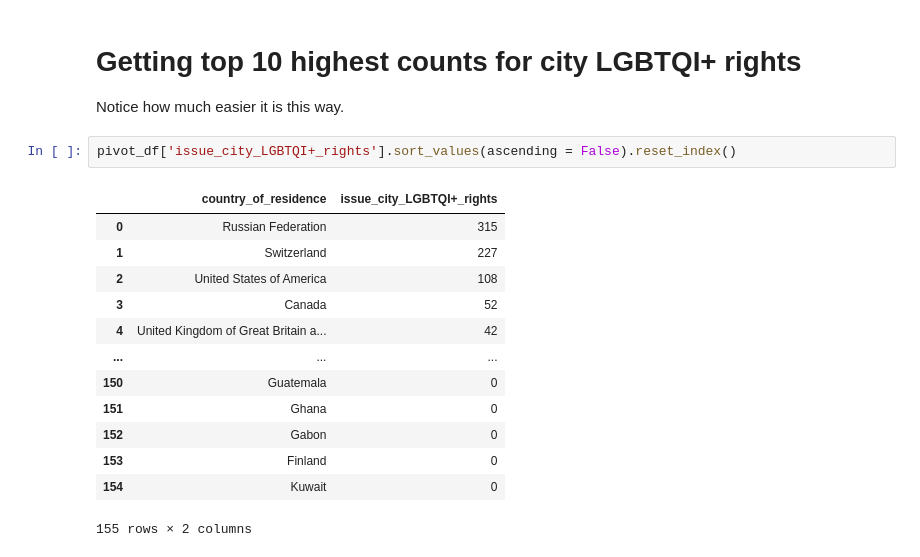
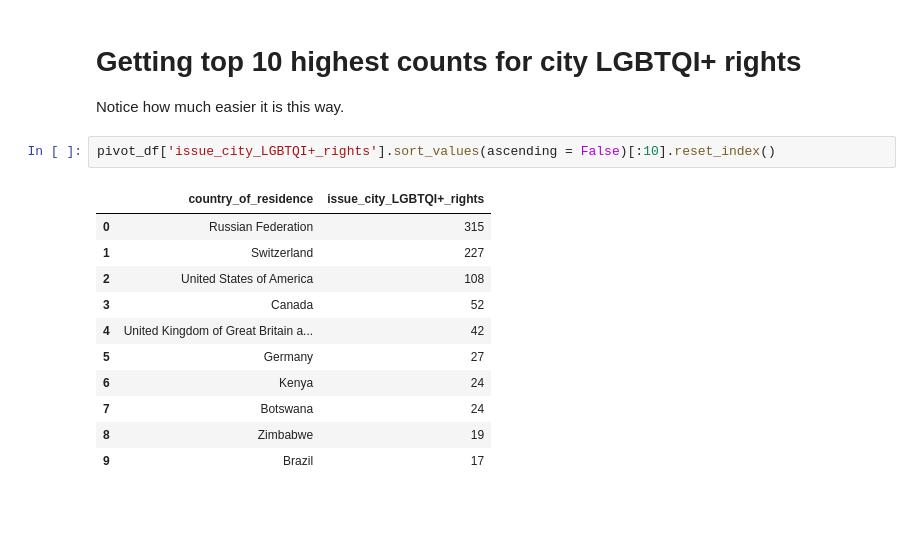
Before and after one commit to Vincent-Kwan/Datathon_WomensMarch, a Jupyter notebook: for_chaw_vivian_tu.ipynb, the cells around one changed output. Cells and saved outputs as stored; diff of their text form; blank space fills up the shorter version.

```diff
--- a/for_chaw_vivian_tu.ipynb
+++ b/for_chaw_vivian_tu.ipynb
@@ -168,18 +168,16 @@ pivot_df = df_long.pivot_table(index='country_of_residence', columns='issue', va
 # Getting top 10 highest counts for city LGBTQI+ rights
 Notice how much easier it is this way.
 # %%
-pivot_df['issue_city_LGBTQI+_rights'].sort_values(ascending = False).reset_index()
+pivot_df['issue_city_LGBTQI+_rights'].sort_values(ascending = False)[:10].reset_index()
 # %% [output]
 |  | country_of_residence | issue_city_LGBTQI+_rights |
 | 0 | Russian Federation | 315 |
 | 1 | Switzerland | 227 |
 | 2 | United States of America | 108 |
 | 3 | Canada | 52 |
 | 4 | United Kingdom of Great Britain a... | 42 |
-| ... | ... | ... |
-| 150 | Guatemala | 0 |
-| 151 | Ghana | 0 |
-| 152 | Gabon | 0 |
-| 153 | Finland | 0 |
-| 154 | Kuwait | 0 |
+| 5 | Germany | 27 |
+| 6 | Kenya | 24 |
+| 7 | Botswana | 24 |
+| 8 | Zimbabwe | 19 |
+| 9 | Brazil | 17 |
-155 rows × 2 columns
```
Also changed, not shown: parts of 1 cell of this notebook.
